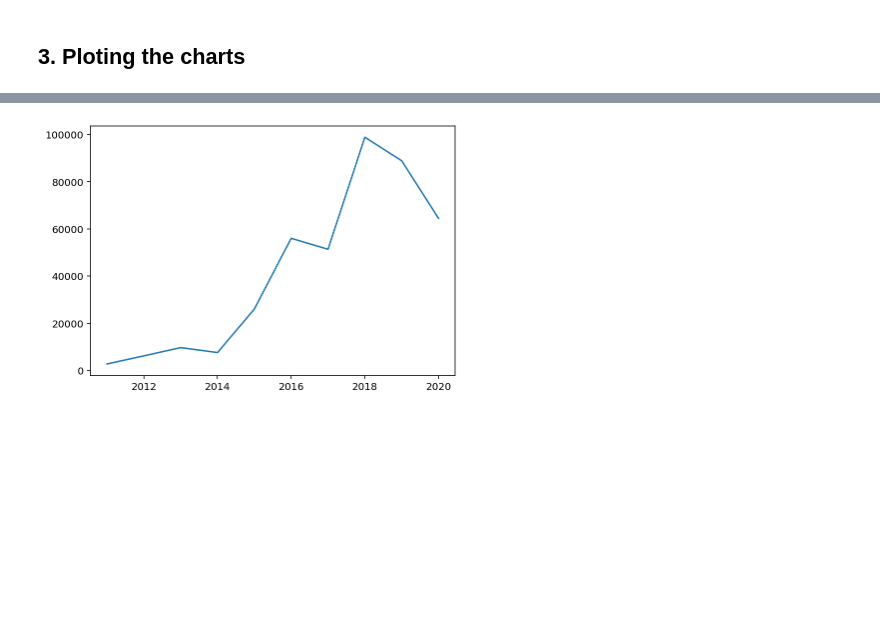
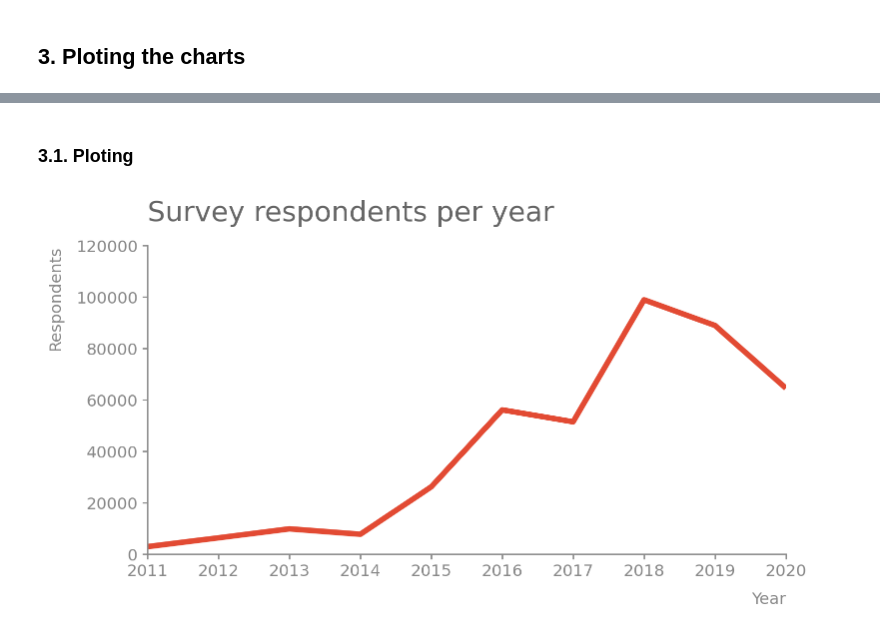
Before and after one commit to gabrieltempass/stack-overflow-survey, a Jupyter notebook: stack_overflow_survey.ipynb, the cells around one changed output, grey strips where cells are left out. Drawn from its saved outputs; the diff is of its cells as text; code cells hidden in the pictures; blank space fills up the shorter version.

Commit message:
feat: Improve slope chart

```diff
--- a/stack_overflow_survey.ipynb
+++ b/stack_overflow_survey.ipynb
@@ -8,6 +8,7 @@ import pandas as pd
 
 import matplotlib.pyplot as plt
 import matplotlib.gridspec as gs
+plt.style.use('./style/minimal.mplstyle')
 %config InlineBackend.figure_format='retina'
 
 import warnings
@@ -220,0 +224,18 @@ years = list(range(2011, 2021))
+# %%
+import numpy as np
+import matplotlib.pyplot as plt
+%config InlineBackend.figure_format='retina'
+
+plt.style.use('./style/minimal.mplstyle')
+
+years = [2011, 2012, 2013, 2014, 2015, 2016, 2017, 2018, 2019, 2020]
+respondents = [2813, 6243, 9742, 7643, 26086, 56030, 51392, 98855, 88883, 64461]
+
+plt.plot(years, respondents)
+plt.title('Survey respondents per year')
+plt.xlabel('Years')
+plt.ylabel('Respondents')
+plt.xlim(2011, 2020)
+plt.ylim(0, 120000)
+plt.tight_layout(h_pad=4, w_pad=4)
+plt.show();
@@ -221,8 +244,25 @@ years = list(range(2011, 2021))
+# %% [markdown]
+### 3.1. Ploting
+# %%
+t0 = 'Survey respondents per year'
+t1 = 'How many caffeinated beverages per day?'
+t2 = 'Tabs or spaces?'
+t3 = '''How much do you agree or disagree with the following statement? I want to go to Mars right now, even if there's a chance I never come back.'''
+t4 = 'Star Wars or Star Trek?'
+t5 = 'Dogs or cats?'
+t6 = 'Do you believe in aliens?'
+t7 = 'How do you pronouce "GIF"?'
+t8 = 'Are you the "IT support person" for your family?'
 # %%
 plt.plot(years, respondents)
+plt.title(t0)
+plt.xlabel('Year')
+plt.ylabel('Respondents')
+plt.xlim(2011, 2020)
+plt.ylim(0, 120000)
 plt.tight_layout(h_pad=4, w_pad=4)
 plt.show();
 # %% [output]
-[figure, old version]
+[figure, new version]
 # %%
 plt.bar(q1_x, q1_y)
```
Also changed, not shown: parts of 11 cells of this notebook.
